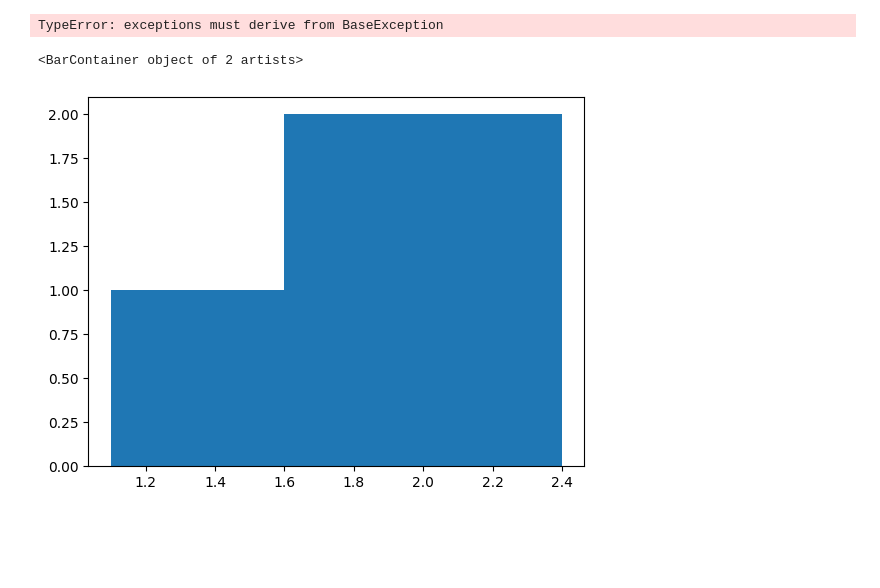
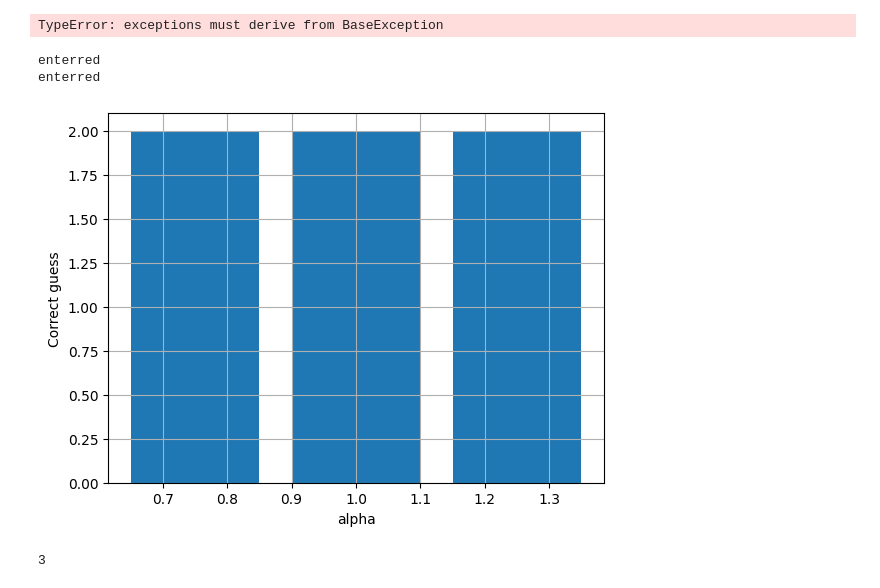
Before and after one commit to iagr98/MA-Model_4, a Jupyter notebook: Separator Model/utils.ipynb, the cells around one changed output. Saved outputs shown, nothing was run; the diff lists cells and outputs as text; code cells hidden in the pictures; blank space fills up the shorter version.

Commit message:
Last update while running parametrization for alpha.

```diff
--- a/Separator Model/utils.ipynb
+++ b/Separator Model/utils.ipynb
@@ -117,24 +191,33 @@ else:
 # %% [output]
 TypeError: exceptions must derive from BaseException
 # %%
-alpha = [1.5, 2]
-total_guess = np.zeros(len(alpha))
-dpz_e = [0, 0, 1]
-dpz_m = np.zeros(len(dpz_e))
+# alpha = [1.5, 2]
+# total_guess = np.zeros(len(alpha))
+# dpz_e = [0, 0, 1]
+# dpz_m = np.zeros(len(dpz_e))
 guess = 0
 
 for j in range(len(results)):
     dpz_m[j] = 1 if (results[j]['dpz_flooded']) else 0
     if (dpz_m[j]==dpz_e[j]):
-        guess =+1
+        print('enterred')
+        guess +=1
     else:
         continue
-
-total_guess[0] = guess
-total_guess[1] = 2*guess
+dpz_m_history.append(dpz_m)
+total_guess[k] = guess
 
 
-plt.bar(alpha, total_guess)
+plt.bar(alpha, total_guess, width=0.2)
+plt.xlabel('alpha')
+plt.ylabel('Correct guess')
+plt.grid()
+plt.show()
 # %% [output]
-<BarContainer object of 2 artists>
+enterred
+enterred
-[figure, old version]
+[figure, new version]
+# %%
+print(len(results))
+# %% [output]
+3
```
Also changed, not shown: parts of 5 cells of this notebook, 8 other files.
